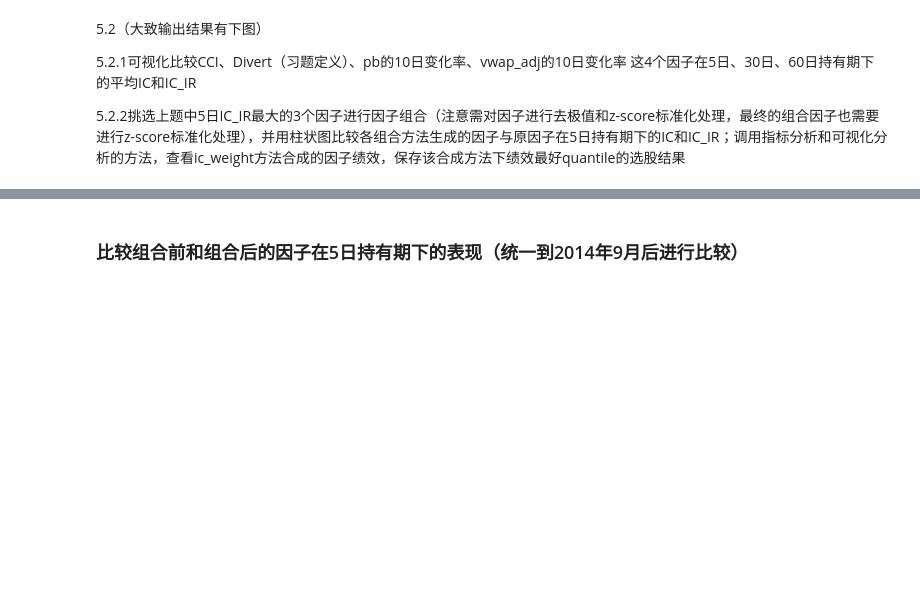
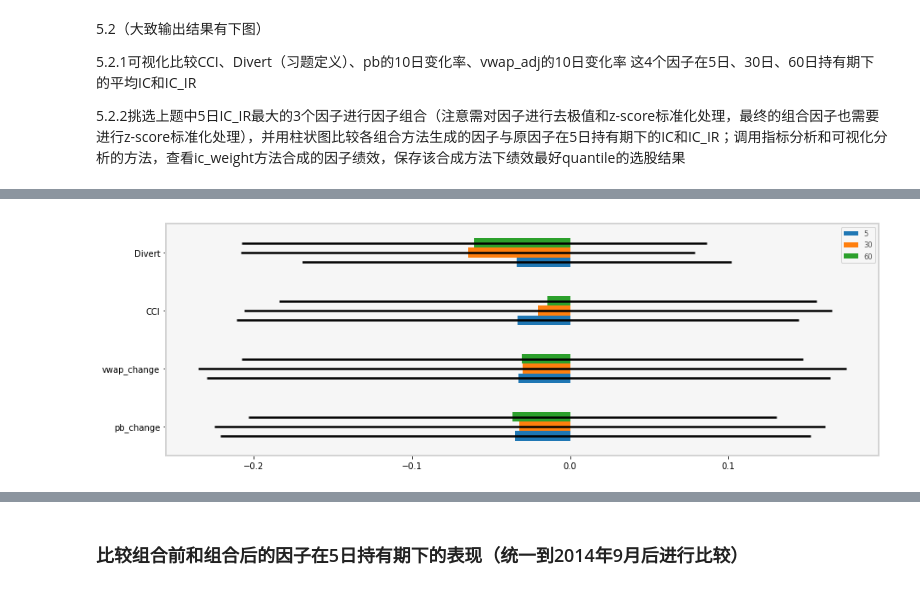
Before and after one commit to auroraso/hellogit, a Jupyter notebook: 2、talib、数据处理与jaqs相关试题.ipynb, the cells around one changed output, grey strips where cells are left out. Drawn from its saved outputs; the diff is of its cells as text; code cells hidden in the pictures; blank space fills up the shorter version.

```diff
--- a/2、talib、数据处理与jaqs相关试题.ipynb
+++ b/2、talib、数据处理与jaqs相关试题.ipynb
@@ -260,0 +205,83 @@ Nan Data Count (should be zero) : 0;  Percentage of effective data: 57%
+# %%
+import numpy as np
+import pandas as pd
+from jaqs_fxdayu.data import signal_function_mod as sfm
+import warnings
+warnings.filterwarnings("ignore")
+#定义信号过滤条件-非指数成分、创业板
+def _mask():
+    # 过滤条件1：不属于沪深300成分股
+    df_index_member = dv.get_ts('index_member')
+    mask_index_member = df_index_member == 0
+    return mask_index_member
+
+# 定义可买卖条件——未停牌、未涨跌停
+def limit_up_down():
+    trade_status = dv.get_ts('trade_status')
+    mask_sus = trade_status != 1
+    # 涨停
+    up_limit = dv.add_formula('up_limit', '(close - Delay(close, 1)) / Delay(close, 1) > 0.095', is_quarterly=False)
+    # 跌停
+    down_limit = dv.add_formula('down_limit', '(close - Delay(close, 1)) / Delay(close, 1) < -0.095', is_quarterly=False)
+    can_enter = np.logical_and(up_limit < 1, ~mask_sus) # 未涨停未停牌
+    can_exit = np.logical_and(down_limit < 1, ~mask_sus) # 未跌停未停牌
+    return can_enter,can_exit
+
+mask = _mask()
+can_enter,can_exit = limit_up_down()
+
+# pb 10日变化率
+dv.add_formula("pb_change","Return(pb,10)", is_quarterly=False,add_data=True)
+# vwap 10日变化率
+dv.add_formula("vwap_change","Return(vwap_adj,10)", is_quarterly=False,add_data=True)
+dv.add_formula("Divert", "Correlation(close_adj,volume, 20)", is_quarterly=False, add_data=True)
+
+from jaqs_fxdayu.research.signaldigger import process
+
+Open = dv.get_ts("open_adj")
+High = dv.get_ts("high_adj")
+Low = dv.get_ts("low_adj")
+Close = dv.get_ts("close_adj")
+trade_status = dv.get_ts('trade_status')
+mask_sus = trade_status == 0
+# 剔除掉停牌期的数据　再计算指标
+open_masked = process._mask_df(Open,mask=mask_sus)
+high_masked = process._mask_df(High,mask=mask_sus)
+low_masked = process._mask_df(Low,mask=mask_sus)
+close_masked = process._mask_df(Close,mask=mask_sus)
+CCI = sfm.ta(ta_method='CCI', ta_column=0, Open=open_masked, High=high_masked, Low=low_masked, Close=close_masked, Volume=None)
+dv.append_df(CCI,'CCI')
+
+from jaqs_fxdayu.research.signaldigger import multi_factor
+
+ic = dict()
+factors_dict = {signal:dv.get_ts(signal) for signal in ["pb_change","vwap_change","CCI","Divert"]}
+for period in [5, 30, 60]:
+    ic[period]=multi_factor.get_factors_ic_df(factors_dict,
+                                              price=dv.get_ts("close_adj"),
+                                              high=dv.get_ts("high_adj"), # 可为空
+                                              low=dv.get_ts("low_adj"),# 可为空
+                                              n_quantiles=5,# quantile分类数
+                                              mask=mask,# 过滤条件
+                                              can_enter=can_enter,# 是否能进场
+                                              can_exit=can_exit,# 是否能出场
+                                              period=period,# 持有期
+                                              benchmark_price=dv.data_benchmark, # 基准价格 可不传入，持有期收益（return）计算为绝对收益
+                                              commission = 0.0008,
+                                              )
+
+
+periods = [5, 30, 60]
+signals = ["pb_change","vwap_change","CCI","Divert"]
+
+ic_mean_table = pd.DataFrame(data=np.nan,columns=periods,index=signals)
+ic_std_table = pd.DataFrame(data=np.nan,columns=periods,index=signals)
+ir_table = pd.DataFrame(data=np.nan,columns=periods,index=signals)
+for signal in signals:
+    for period in periods:
+        ic_mean_table.loc[signal,period]=ic[period][signal].mean()
+        ic_std_table.loc[signal,period]=ic[period][signal].std()
+        ir_table.loc[signal,period]=ic[period][signal].mean()/ic[period][signal].std()
+%matplotlib inline
+ic_mean_table.plot(kind="barh",xerr=ic_std_table,figsize=(15,5))
+# %% [output]
@@ -261,3 +301,4 @@ Nan Data Count (should be zero) : 0;  Percentage of effective data: 57%
+[figure, added]
 # %%
 %matplotlib inline
 ir_table.plot(kind="barh",figsize=(15,5))
```
Also changed, not shown: parts of 35 cells of this notebook.
